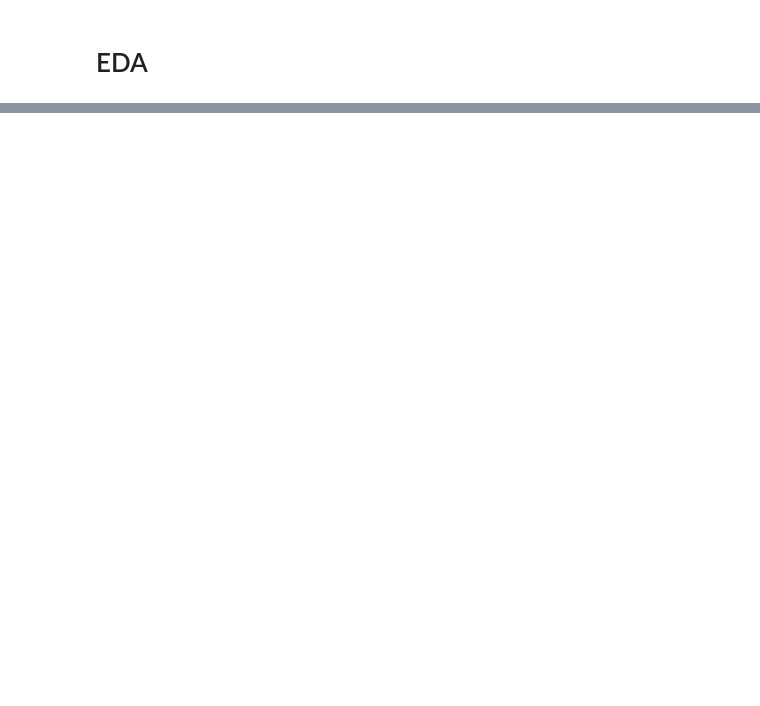
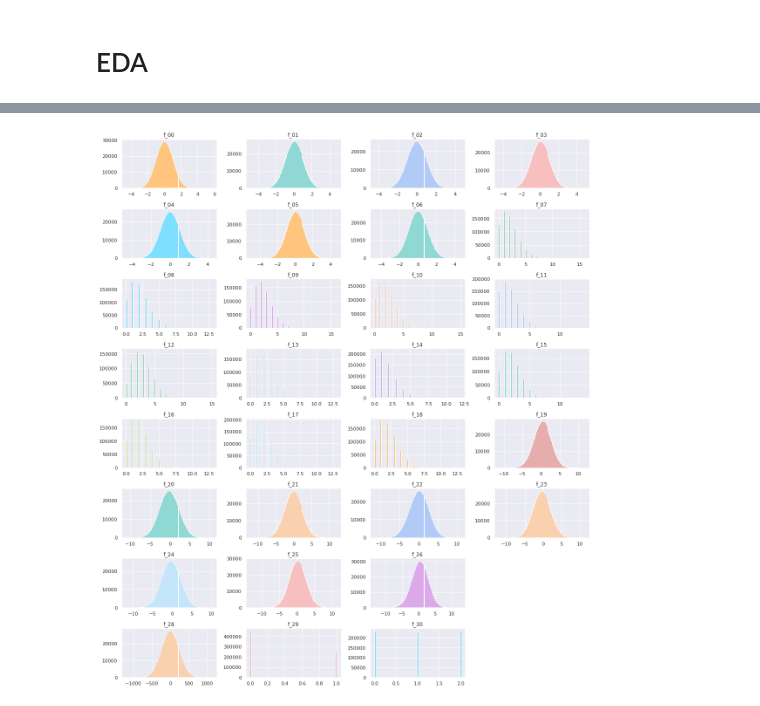
Before and after one commit to RaphaelZH/Kaggle_Competition_Practice_Notebooks_EN, a Jupyter notebook: tabular-playground-series-may-2022.ipynb, the cells around one changed output, grey strips where cells are left out. Cells and saved outputs as stored; diff of their text form; code cells hidden in the pictures; blank space fills up the shorter version.

```diff
--- a/tabular-playground-series-may-2022.ipynb
+++ b/tabular-playground-series-may-2022.ipynb
@@ -176,0 +177,12 @@ plt.show()
+# %%
+figure = plt.figure(figsize=(16, 18))
+for feat in range(31):
+    feat_name = f'f_{feat:02d}'
+    if(feat_name != 'f_27'):
+        plt.subplot(8, 4, feat+1)
+        plt.hist(test[feat_name], bins=100, color=random.choice(colors))
+        plt.title(f'{feat_name}')
+figure.tight_layout(h_pad=1.0, w_pad=0.8)
+plt.show()
+# %% [output]
+[figure, added]
```
Also changed, not shown: parts of 1 cell of this notebook.
